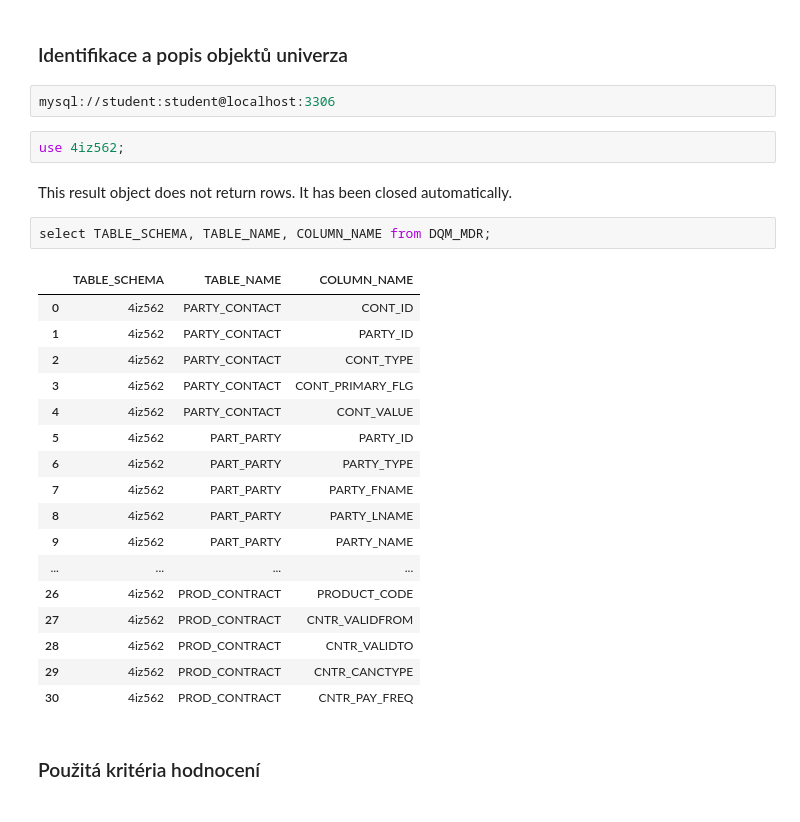
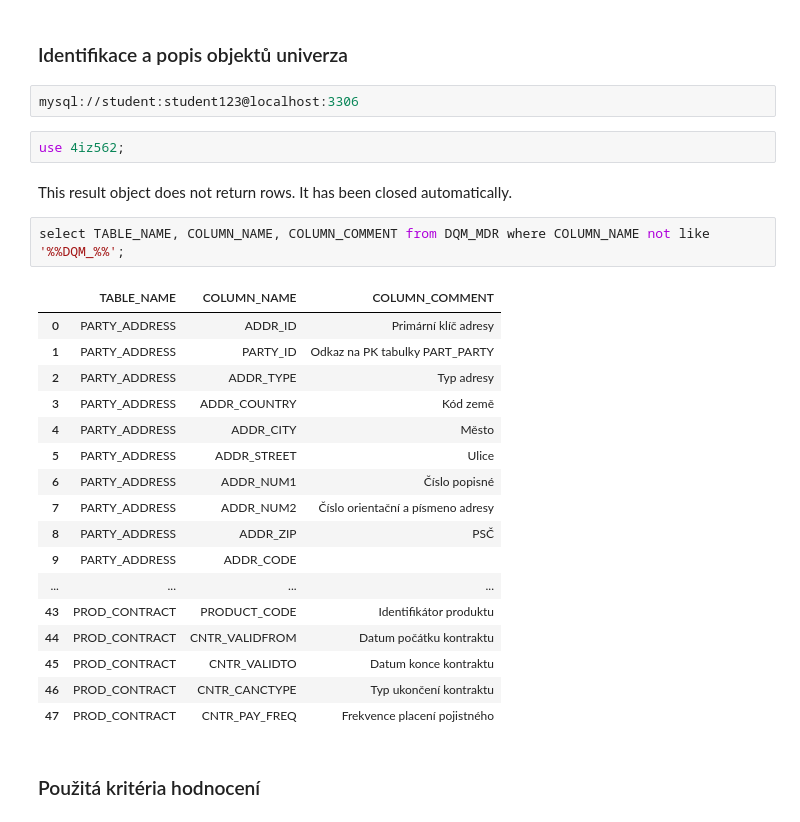
Before and after one commit to JanKlac/4IZ562Teamwork, a Jupyter notebook: Audit_Report.ipynb, the cells around one changed output. Drawn from its saved outputs; the diff is of its cells as text.

```diff
--- a/Audit_Report.ipynb
+++ b/Audit_Report.ipynb
@@ -49,31 +129,31 @@ Popište, jakým způsobem jste při auditu postupovali
 # %% [markdown]
 ### Identifikace a popis objektů univerza
 # %%
-mysql://student:student@localhost:3306
+mysql://student:student123@localhost:3306
 # %%
 use 4iz562;
 # %% [output]
 This result object does not return rows. It has been closed automatically.
 # %%
-select TABLE_SCHEMA, TABLE_NAME, COLUMN_NAME from DQM_MDR;
+select TABLE_NAME, COLUMN_NAME, COLUMN_COMMENT from DQM_MDR where COLUMN_NAME not like '%%DQM_%%';
 # %% [output]
-|  | TABLE_SCHEMA | TABLE_NAME | COLUMN_NAME |
-| 0 | 4iz562 | PARTY_CONTACT | CONT_ID |
-| 1 | 4iz562 | PARTY_CONTACT | PARTY_ID |
-| 2 | 4iz562 | PARTY_CONTACT | CONT_TYPE |
-| 3 | 4iz562 | PARTY_CONTACT | CONT_PRIMARY_FLG |
-| 4 | 4iz562 | PARTY_CONTACT | CONT_VALUE |
-| 5 | 4iz562 | PART_PARTY | PARTY_ID |
-| 6 | 4iz562 | PART_PARTY | PARTY_TYPE |
-| 7 | 4iz562 | PART_PARTY | PARTY_FNAME |
-| 8 | 4iz562 | PART_PARTY | PARTY_LNAME |
-| 9 | 4iz562 | PART_PARTY | PARTY_NAME |
+|  | TABLE_NAME | COLUMN_NAME | COLUMN_COMMENT |
+| 0 | PARTY_ADDRESS | ADDR_ID | Primární klíč adresy |
+| 1 | PARTY_ADDRESS | PARTY_ID | Odkaz na PK tabulky PART_PARTY |
+| 2 | PARTY_ADDRESS | ADDR_TYPE | Typ adresy |
+| 3 | PARTY_ADDRESS | ADDR_COUNTRY | Kód země |
+| 4 | PARTY_ADDRESS | ADDR_CITY | Město |
+| 5 | PARTY_ADDRESS | ADDR_STREET | Ulice |
+| 6 | PARTY_ADDRESS | ADDR_NUM1 | Číslo popisné |
+| 7 | PARTY_ADDRESS | ADDR_NUM2 | Číslo orientační a písmeno adresy |
+| 8 | PARTY_ADDRESS | ADDR_ZIP | PSČ |
+| 9 | PARTY_ADDRESS | ADDR_CODE |  |
 | ... | ... | ... | ... |
-| 26 | 4iz562 | PROD_CONTRACT | PRODUCT_CODE |
-| 27 | 4iz562 | PROD_CONTRACT | CNTR_VALIDFROM |
-| 28 | 4iz562 | PROD_CONTRACT | CNTR_VALIDTO |
-| 29 | 4iz562 | PROD_CONTRACT | CNTR_CANCTYPE |
-| 30 | 4iz562 | PROD_CONTRACT | CNTR_PAY_FREQ |
+| 43 | PROD_CONTRACT | PRODUCT_CODE | Identifikátor produktu |
+| 44 | PROD_CONTRACT | CNTR_VALIDFROM | Datum počátku kontraktu |
+| 45 | PROD_CONTRACT | CNTR_VALIDTO | Datum konce kontraktu |
+| 46 | PROD_CONTRACT | CNTR_CANCTYPE | Typ ukončení kontraktu |
+| 47 | PROD_CONTRACT | CNTR_PAY_FREQ | Frekvence placení pojistného |
 # %% [markdown]
 ### Použitá kritéria hodnocení
 # %% [markdown]
```
Also changed, not shown: parts of 52 cells of this notebook.
